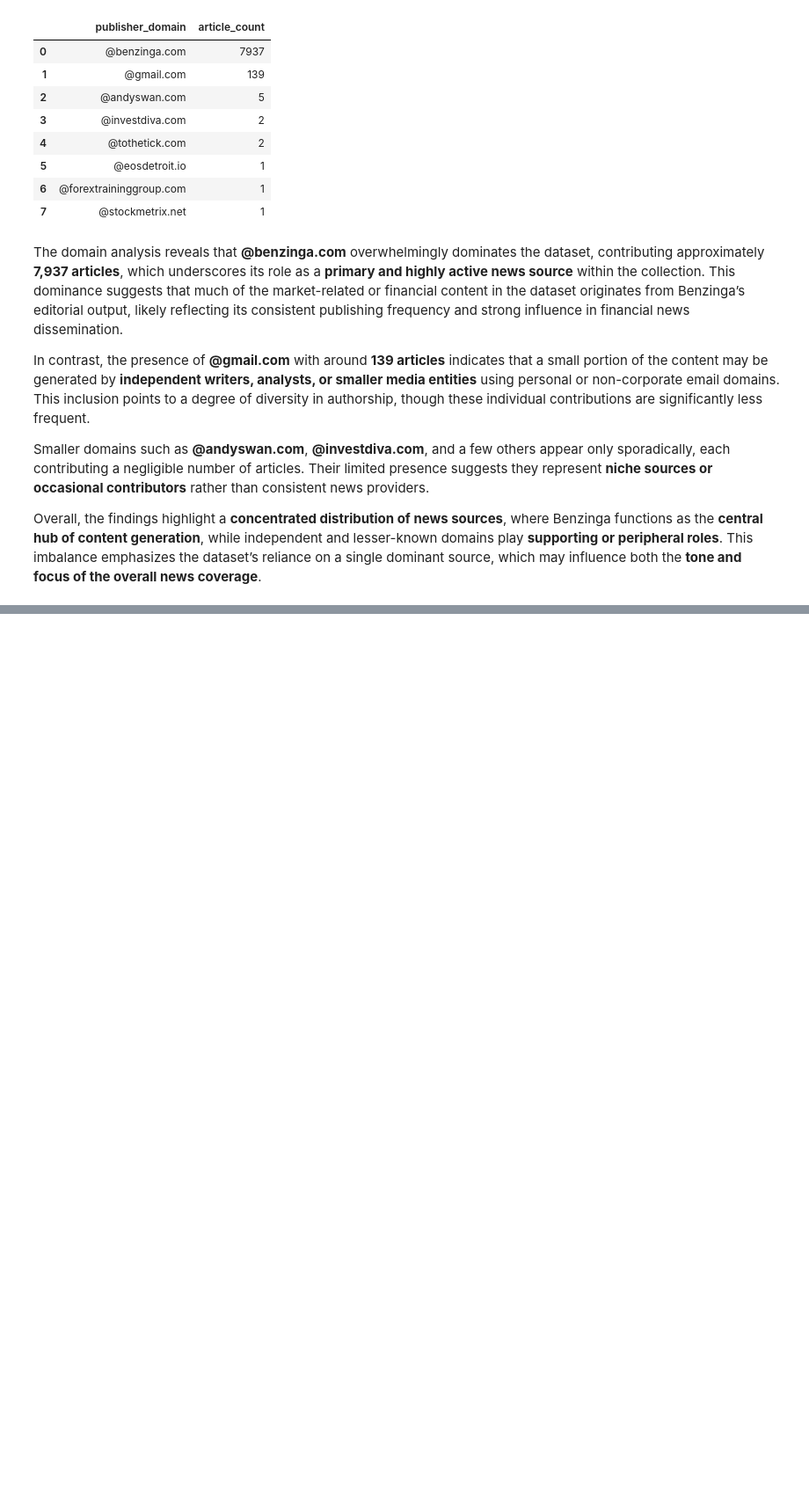
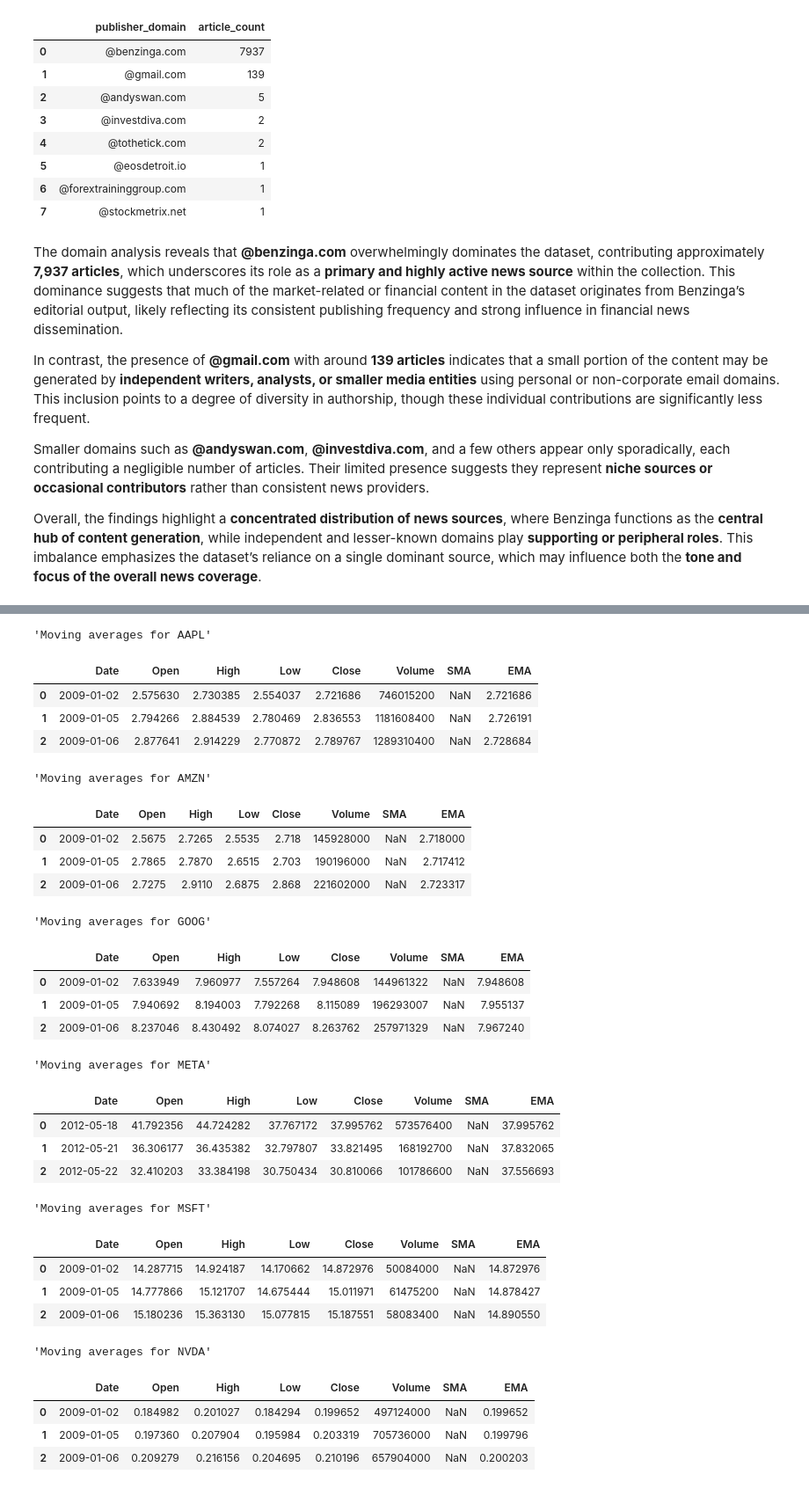
Before and after one commit to biyavani/10-academy-week-1, a Jupyter notebook: notebooks/eda_nb.ipynb, the cells around one changed output, grey strips where cells are left out. Shown at 88% size. Drawn from its saved outputs; the diff is of its cells as text; code cells hidden in the pictures; blank space fills up the shorter version.

```diff
--- a/notebooks/eda_nb.ipynb
+++ b/notebooks/eda_nb.ipynb
@@ -384,0 +450,56 @@ Overall, the findings highlight a **concentrated distribution of news sources**,
+# %%
+# Calculate moving averages
+for key, value in historical_data.items():
+    historical_data[key] = ut.calculate_moving_averages(value)
+
+display(
+    "Moving averages for AAPL",
+    historical_data['AAPL'].head(3),
+
+    "Moving averages for AMZN",
+    historical_data['AMZN'].head(3),
+
+    "Moving averages for GOOG",
+    historical_data['GOOG'].head(3),
+
+    "Moving averages for META",
+    historical_data['META'].head(3),
+
+    "Moving averages for MSFT",
+    historical_data['MSFT'].head(3),
+
+    "Moving averages for NVDA",
+    historical_data['NVDA'].head(3),
+
+)
+# %% [output]
+'Moving averages for AAPL'
+|  | Date | Open | High | Low | Close | Volume | SMA | EMA |
+| 0 | 2009-01-02 | 2.575630 | 2.730385 | 2.554037 | 2.721686 | 746015200 | NaN | 2.721686 |
+| 1 | 2009-01-05 | 2.794266 | 2.884539 | 2.780469 | 2.836553 | 1181608400 | NaN | 2.726191 |
+| 2 | 2009-01-06 | 2.877641 | 2.914229 | 2.770872 | 2.789767 | 1289310400 | NaN | 2.728684 |
+'Moving averages for AMZN'
+|  | Date | Open | High | Low | Close | Volume | SMA | EMA |
+| 0 | 2009-01-02 | 2.5675 | 2.7265 | 2.5535 | 2.718 | 145928000 | NaN | 2.718000 |
+| 1 | 2009-01-05 | 2.7865 | 2.7870 | 2.6515 | 2.703 | 190196000 | NaN | 2.717412 |
+| 2 | 2009-01-06 | 2.7275 | 2.9110 | 2.6875 | 2.868 | 221602000 | NaN | 2.723317 |
+'Moving averages for GOOG'
+|  | Date | Open | High | Low | Close | Volume | SMA | EMA |
+| 0 | 2009-01-02 | 7.633949 | 7.960977 | 7.557264 | 7.948608 | 144961322 | NaN | 7.948608 |
+| 1 | 2009-01-05 | 7.940692 | 8.194003 | 7.792268 | 8.115089 | 196293007 | NaN | 7.955137 |
+| 2 | 2009-01-06 | 8.237046 | 8.430492 | 8.074027 | 8.263762 | 257971329 | NaN | 7.967240 |
+'Moving averages for META'
+|  | Date | Open | High | Low | Close | Volume | SMA | EMA |
+| 0 | 2012-05-18 | 41.792356 | 44.724282 | 37.767172 | 37.995762 | 573576400 | NaN | 37.995762 |
+| 1 | 2012-05-21 | 36.306177 | 36.435382 | 32.797807 | 33.821495 | 168192700 | NaN | 37.832065 |
+| 2 | 2012-05-22 | 32.410203 | 33.384198 | 30.750434 | 30.810066 | 101786600 | NaN | 37.556693 |
+'Moving averages for MSFT'
+|  | Date | Open | High | Low | Close | Volume | SMA | EMA |
+| 0 | 2009-01-02 | 14.287715 | 14.924187 | 14.170662 | 14.872976 | 50084000 | NaN | 14.872976 |
+| 1 | 2009-01-05 | 14.777866 | 15.121707 | 14.675444 | 15.011971 | 61475200 | NaN | 14.878427 |
+| 2 | 2009-01-06 | 15.180236 | 15.363130 | 15.077815 | 15.187551 | 58083400 | NaN | 14.890550 |
+'Moving averages for NVDA'
+|  | Date | Open | High | Low | Close | Volume | SMA | EMA |
+| 0 | 2009-01-02 | 0.184982 | 0.201027 | 0.184294 | 0.199652 | 497124000 | NaN | 0.199652 |
+| 1 | 2009-01-05 | 0.197360 | 0.207904 | 0.195984 | 0.203319 | 705736000 | NaN | 0.199796 |
+| 2 | 2009-01-06 | 0.209279 | 0.216156 | 0.204695 | 0.210196 | 657904000 | NaN | 0.200203 |
```
Also changed, not shown: parts of 3 cells of this notebook.
